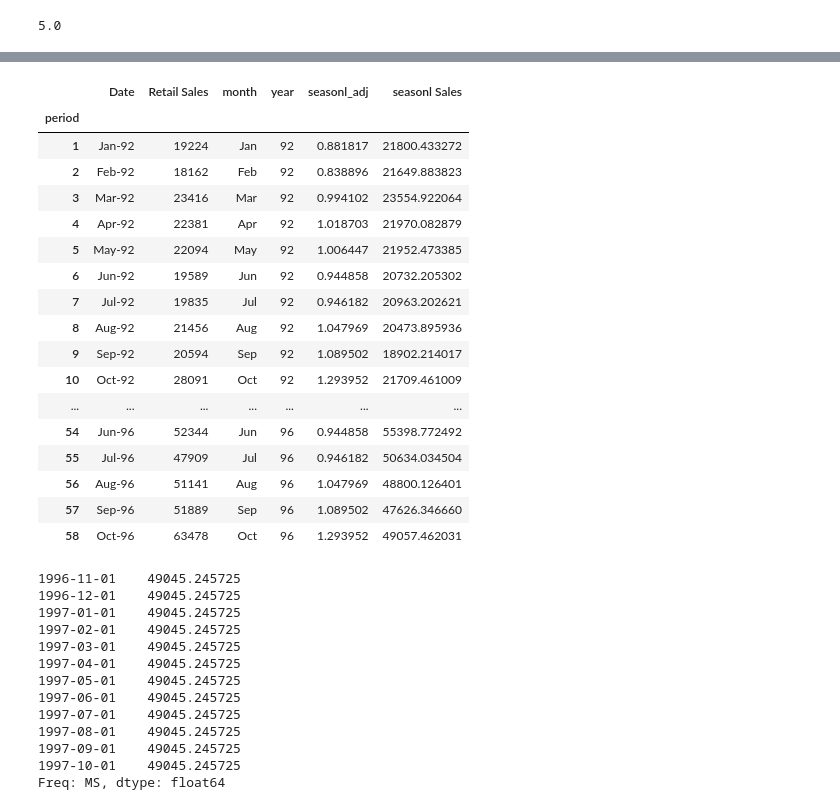
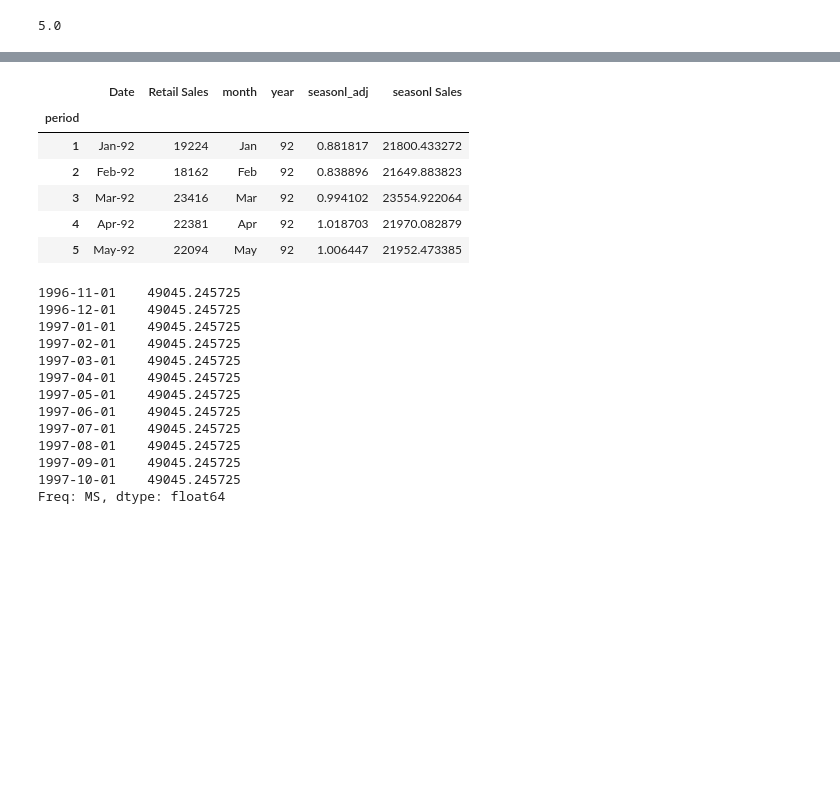
Before and after one commit to arunmozhidevan/Learning, a Jupyter notebook: SCMA-669/CLASS.ipynb, the cells around one changed output, grey strips where cells are left out. Drawn from its saved outputs; the diff is of its cells as text; code cells hidden in the pictures; blank space fills up the shorter version.

```diff
--- a/SCMA-669/CLASS.ipynb
+++ b/SCMA-669/CLASS.ipynb
@@ -6,5 +20,0 @@ df = pd.read_csv(r"C:\Users\AMD\Documents\GitHub\Learning\SCMA-669\goodwilldata.
-# %%
-df.index = df.iloc[:,0]
-# %%
-df = df.iloc[:,1:3]
-df
@@ -183,23 +136,12 @@ df
 # %%
 df['seasonl Sales'] = [i / j for i,j in zip(df['Retail Sales'], df['seasonl_adj'])]
 # %%
-df
+df.head()
 # %% [output]
 |  | Date | Retail Sales | month | year | seasonl_adj | seasonl Sales |
 | period |  |  |  |  |  |  |
 | 1 | Jan-92 | 19224 | Jan | 92 | 0.881817 | 21800.433272 |
 | 2 | Feb-92 | 18162 | Feb | 92 | 0.838896 | 21649.883823 |
 | 3 | Mar-92 | 23416 | Mar | 92 | 0.994102 | 23554.922064 |
 | 4 | Apr-92 | 22381 | Apr | 92 | 1.018703 | 21970.082879 |
 | 5 | May-92 | 22094 | May | 92 | 1.006447 | 21952.473385 |
-| 6 | Jun-92 | 19589 | Jun | 92 | 0.944858 | 20732.205302 |
-| 7 | Jul-92 | 19835 | Jul | 92 | 0.946182 | 20963.202621 |
-| 8 | Aug-92 | 21456 | Aug | 92 | 1.047969 | 20473.895936 |
-| 9 | Sep-92 | 20594 | Sep | 92 | 1.089502 | 18902.214017 |
-| 10 | Oct-92 | 28091 | Oct | 92 | 1.293952 | 21709.461009 |
-| ... | ... | ... | ... | ... | ... | ... |
-| 54 | Jun-96 | 52344 | Jun | 96 | 0.944858 | 55398.772492 |
-| 55 | Jul-96 | 47909 | Jul | 96 | 0.946182 | 50634.034504 |
-| 56 | Aug-96 | 51141 | Aug | 96 | 1.047969 | 48800.126401 |
-| 57 | Sep-96 | 51889 | Sep | 96 | 1.089502 | 47626.346660 |
-| 58 | Oct-96 | 63478 | Oct | 96 | 1.293952 | 49057.462031 |
```
Also changed, not shown: parts of 14 cells of this notebook.
